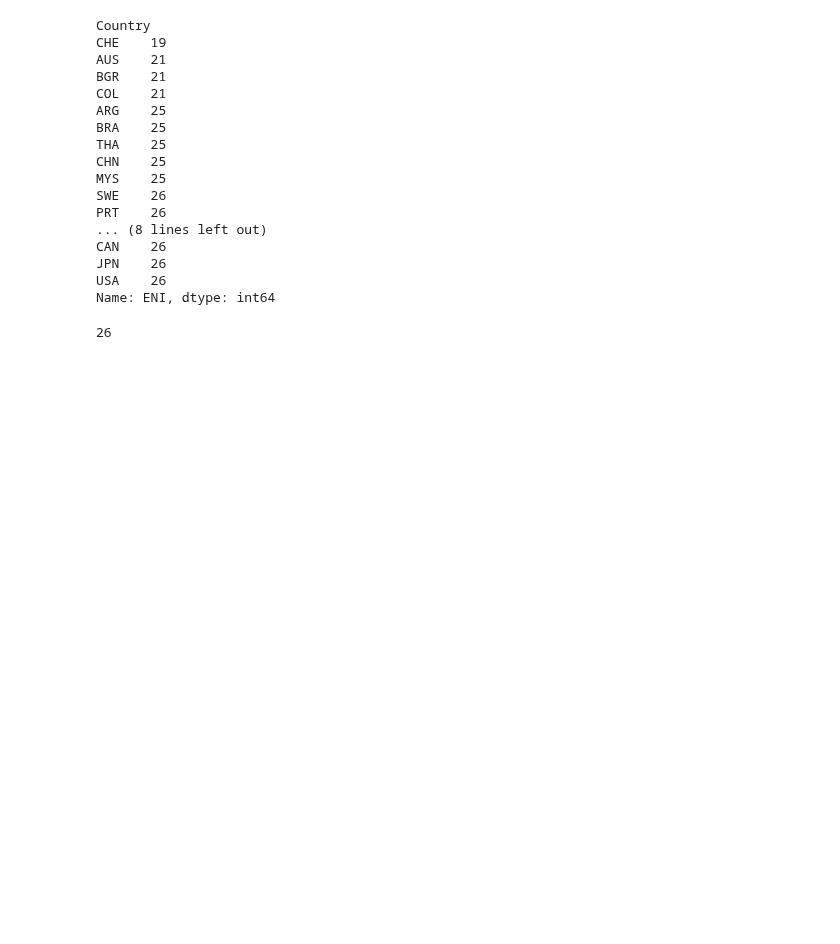
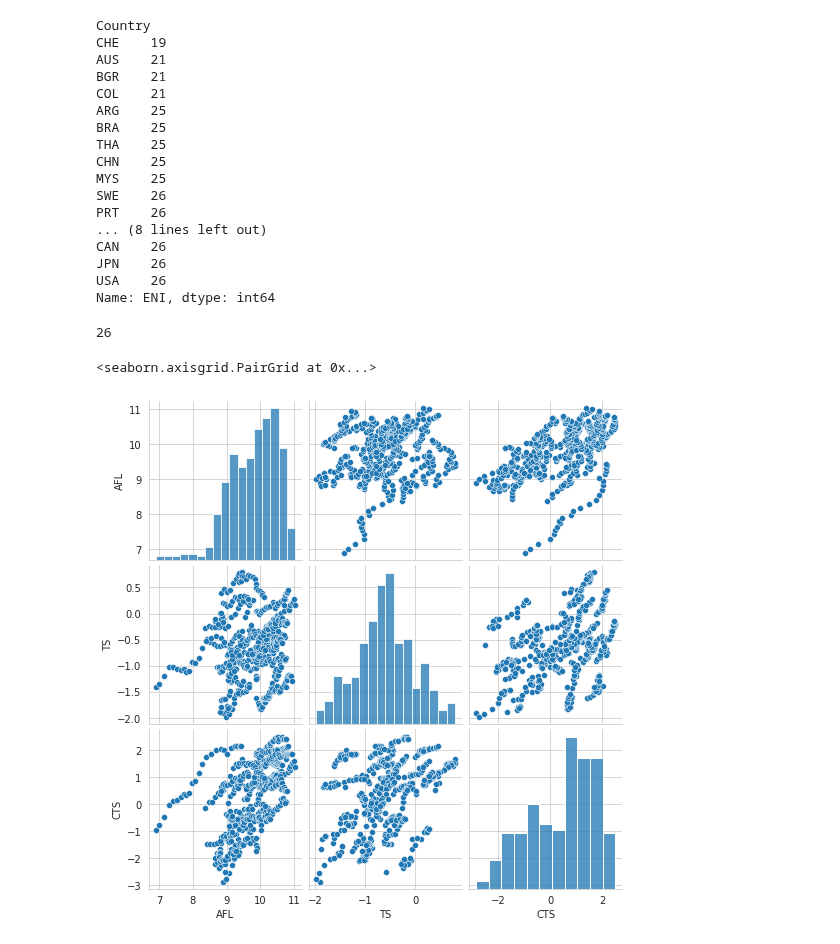
Before and after one commit to drakesiard/em-2020, a Jupyter notebook: analysis/D1_data_analysis.ipynb, the cells around one changed output. Drawn from its saved outputs; the diff is of its cells as text; code cells hidden in the pictures; blank space fills up the shorter version.

```diff
--- a/analysis/D1_data_analysis.ipynb
+++ b/analysis/D1_data_analysis.ipynb
@@ -234,3 +234,8 @@ Name: ENI, dtype: int64
 len(dataset_raw.index.levels[1])
 # %% [output]
 26
+# %%
+sns.pairplot(dataset[['AFL', 'TS', 'CTS']])
+# %% [output]
+<seaborn.axisgrid.PairGrid at 0x...>
+[figure, added]
```
Also changed, not shown: 55 other files.
